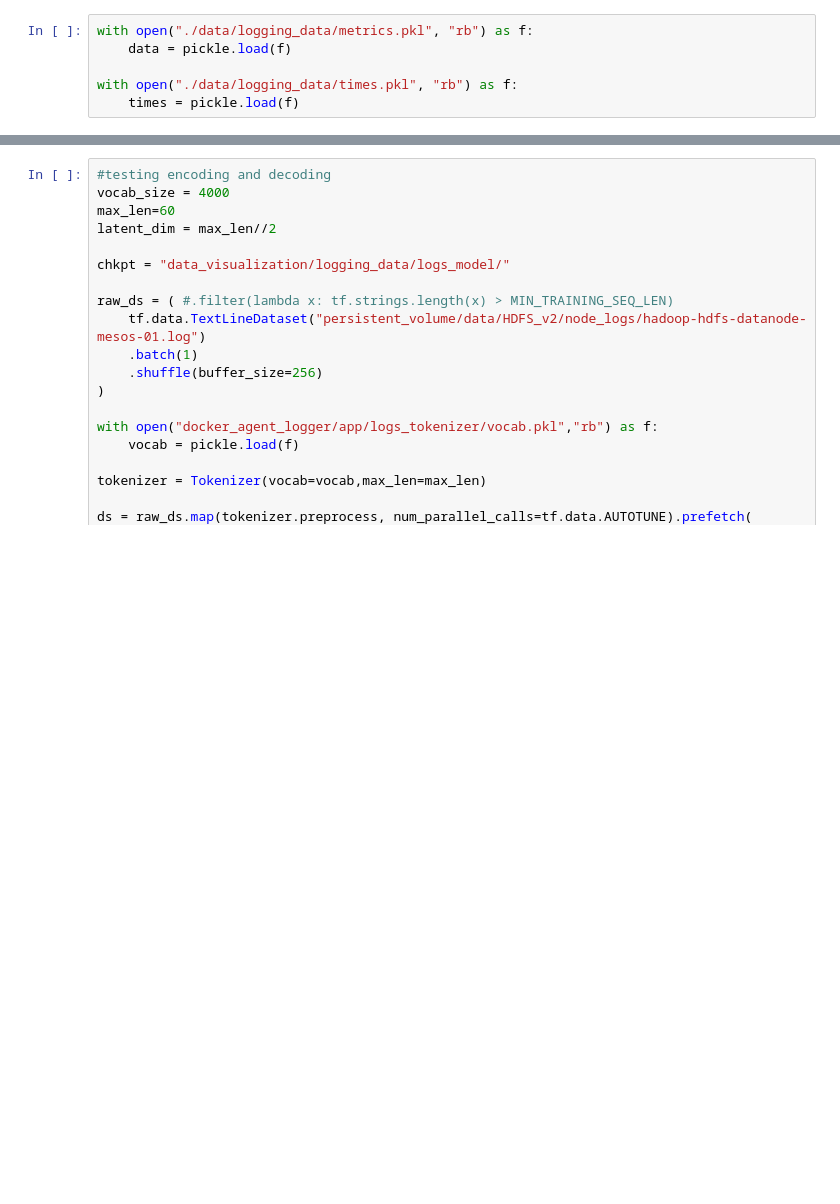
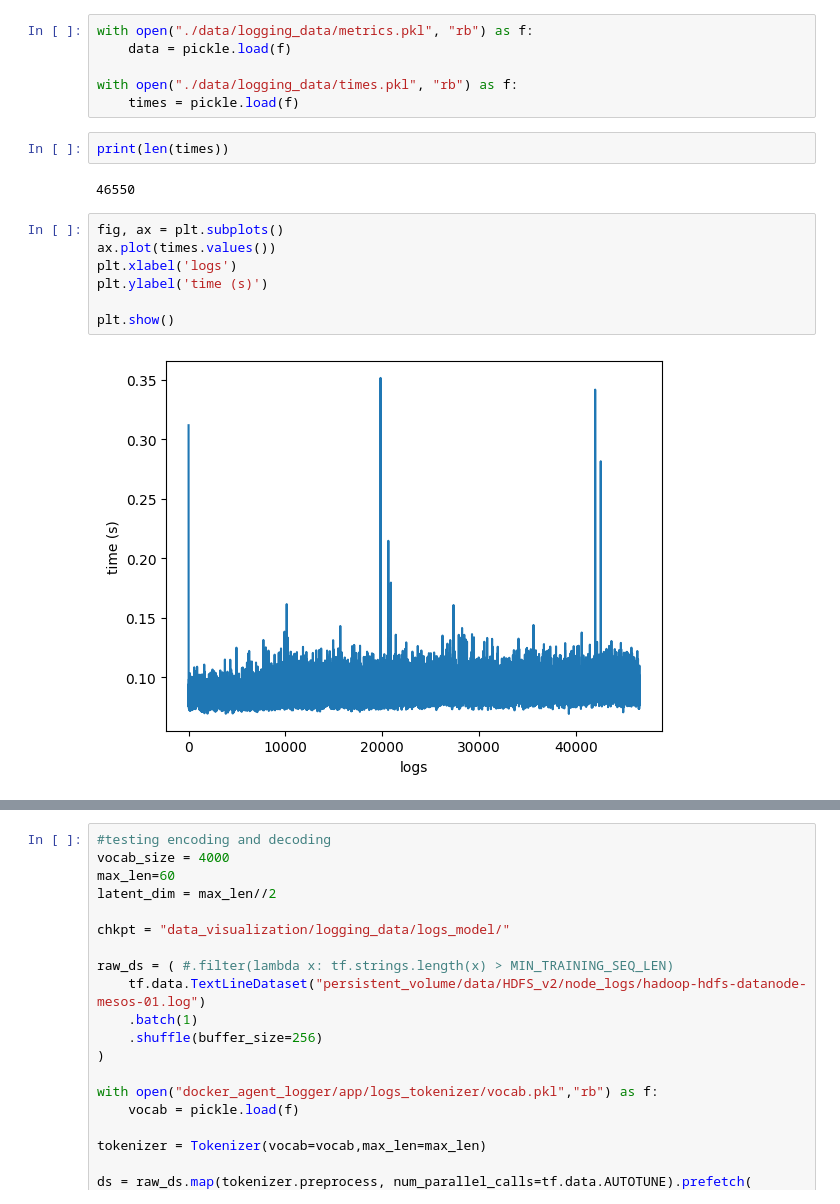
Before and after one commit to Lucaserf/ObsProject, a Jupyter notebook: data/data_visualization.ipynb, the cells around one changed output, grey strips where cells are left out. Drawn from its saved outputs; the diff is of its cells as text; blank space fills up the shorter version.

```diff
--- a/data/data_visualization.ipynb
+++ b/data/data_visualization.ipynb
@@ -20,5 +24,18 @@ with open("./data/logging_data/metrics.pkl", "rb") as f:
 
 with open("./data/logging_data/times.pkl", "rb") as f:
     times = pickle.load(f)
+# %%
+print(len(times))
+# %% [output]
+46550
+# %%
+fig, ax = plt.subplots()
+ax.plot(times.values())
+plt.xlabel('logs')
+plt.ylabel('time (s)')
+
+plt.show()
+# %% [output]
+[figure, added]
 # %%
 fig, ax = plt.subplots()
```
Also changed, not shown: parts of 4 cells of this notebook, 6 other files.
